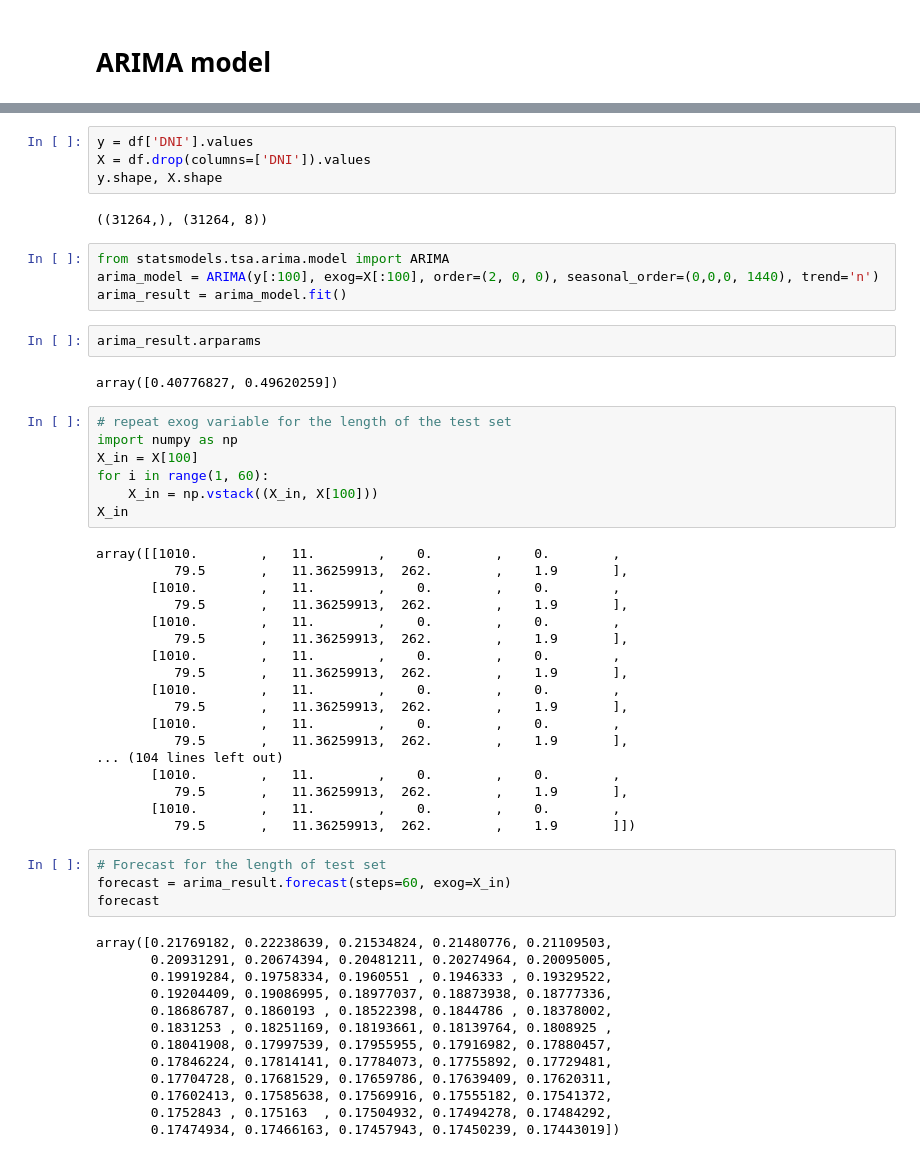
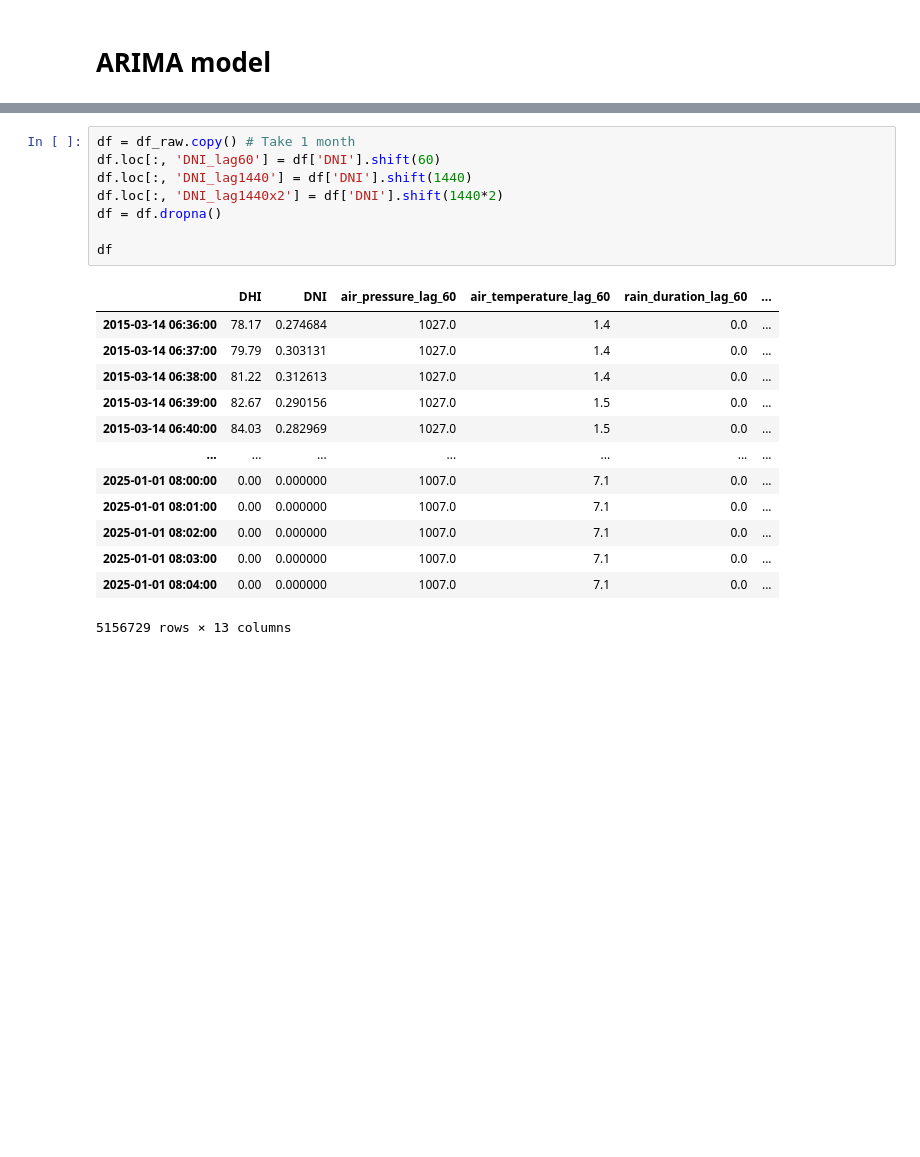
Before and after one commit to LucasDJensen/Solar-Irradiance-Nowcasting, a Jupyter notebook: ARIMA_Model.ipynb, the cells around one changed output, grey strips where cells are left out. Cells and saved outputs as stored; diff of their text form; blank space fills up the shorter version.

```diff
--- a/ARIMA_Model.ipynb
+++ b/ARIMA_Model.ipynb
@@ -93,56 +55,22 @@ memory usage: 2.4 MB
-# %%
-y = df['DNI'].values
-X = df.drop(columns=['DNI']).values
-y.shape, X.shape
-# %% [output]
-((31264,), (31264, 8))
-# %%
-from statsmodels.tsa.arima.model import ARIMA
-arima_model = ARIMA(y[:100], exog=X[:100], order=(2, 0, 0), seasonal_order=(0,0,0, 1440), trend='n')
-arima_result = arima_model.fit()
-# %%
-arima_result.arparams
-# %% [output]
-array([0.40776827, 0.49620259])
-# %%
-# repeat exog variable for the length of the test set
-import numpy as np
-X_in = X[100]
-for i in range(1, 60):
-    X_in = np.vstack((X_in, X[100]))
-X_in
-# %% [output]
-array([[1010.        ,   11.        ,    0.        ,    0.        ,
-          79.5       ,   11.36259913,  262.        ,    1.9       ],
-       [1010.        ,   11.        ,    0.        ,    0.        ,
-          79.5       ,   11.36259913,  262.        ,    1.9       ],
-       [1010.        ,   11.        ,    0.        ,    0.        ,
-          79.5       ,   11.36259913,  262.        ,    1.9       ],
-       [1010.        ,   11.        ,    0.        ,    0.        ,
-          79.5       ,   11.36259913,  262.        ,    1.9       ],
-       [1010.        ,   11.        ,    0.        ,    0.        ,
-          79.5       ,   11.36259913,  262.        ,    1.9       ],
-       [1010.        ,   11.        ,    0.        ,    0.        ,
-          79.5       ,   11.36259913,  262.        ,    1.9       ],
-... (104 lines left out)
-       [1010.        ,   11.        ,    0.        ,    0.        ,
-          79.5       ,   11.36259913,  262.        ,    1.9       ],
-       [1010.        ,   11.        ,    0.        ,    0.        ,
-          79.5       ,   11.36259913,  262.        ,    1.9       ]])
-# %%
-# Forecast for the length of test set
-forecast = arima_result.forecast(steps=60, exog=X_in)
-forecast
-# %% [output]
-array([0.21769182, 0.22238639, 0.21534824, 0.21480776, 0.21109503,
-       0.20931291, 0.20674394, 0.20481211, 0.20274964, 0.20095005,
-       0.19919284, 0.19758334, 0.1960551 , 0.1946333 , 0.19329522,
-       0.19204409, 0.19086995, 0.18977037, 0.18873938, 0.18777336,
-       0.18686787, 0.1860193 , 0.18522398, 0.1844786 , 0.18378002,
-       0.1831253 , 0.18251169, 0.18193661, 0.18139764, 0.1808925 ,
-       0.18041908, 0.17997539, 0.17955955, 0.17916982, 0.17880457,
-       0.17846224, 0.17814141, 0.17784073, 0.17755892, 0.17729481,
-       0.17704728, 0.17681529, 0.17659786, 0.17639409, 0.17620311,
-       0.17602413, 0.17585638, 0.17569916, 0.17555182, 0.17541372,
-       0.1752843 , 0.175163  , 0.17504932, 0.17494278, 0.17484292,
-       0.17474934, 0.17466163, 0.17457943, 0.17450239, 0.17443019])
+# %%
+df = df_raw.copy() # Take 1 month
+df.loc[:, 'DNI_lag60'] = df['DNI'].shift(60)
+df.loc[:, 'DNI_lag1440'] = df['DNI'].shift(1440)
+df.loc[:, 'DNI_lag1440x2'] = df['DNI'].shift(1440*2)
+df = df.dropna()
+
+df
+# %% [output]
+|  | DHI | DNI | air_pressure_lag_60 | air_temperature_lag_60 | rain_duration_lag_60 | ... |
+| 2015-03-14 06:36:00 | 78.17 | 0.274684 | 1027.0 | 1.4 | 0.0 | ... |
+| 2015-03-14 06:37:00 | 79.79 | 0.303131 | 1027.0 | 1.4 | 0.0 | ... |
+| 2015-03-14 06:38:00 | 81.22 | 0.312613 | 1027.0 | 1.4 | 0.0 | ... |
+| 2015-03-14 06:39:00 | 82.67 | 0.290156 | 1027.0 | 1.5 | 0.0 | ... |
+| 2015-03-14 06:40:00 | 84.03 | 0.282969 | 1027.0 | 1.5 | 0.0 | ... |
+| ... | ... | ... | ... | ... | ... | ... |
+| 2025-01-01 08:00:00 | 0.00 | 0.000000 | 1007.0 | 7.1 | 0.0 | ... |
+| 2025-01-01 08:01:00 | 0.00 | 0.000000 | 1007.0 | 7.1 | 0.0 | ... |
+| 2025-01-01 08:02:00 | 0.00 | 0.000000 | 1007.0 | 7.1 | 0.0 | ... |
+| 2025-01-01 08:03:00 | 0.00 | 0.000000 | 1007.0 | 7.1 | 0.0 | ... |
+| 2025-01-01 08:04:00 | 0.00 | 0.000000 | 1007.0 | 7.1 | 0.0 | ... |
+5156729 rows × 13 columns
```
Also changed, not shown: parts of 16 cells of this notebook.
